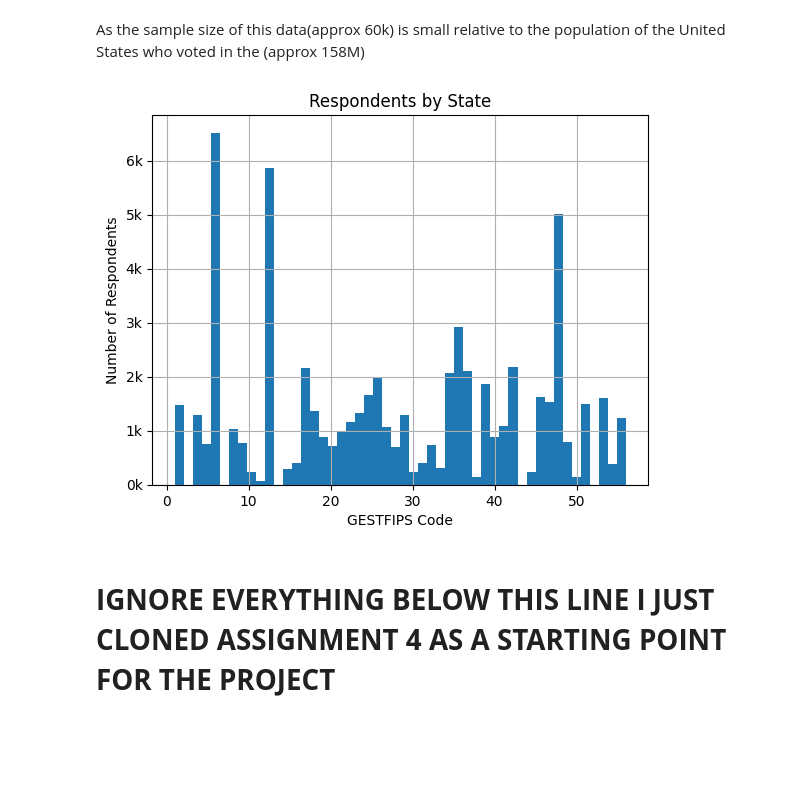
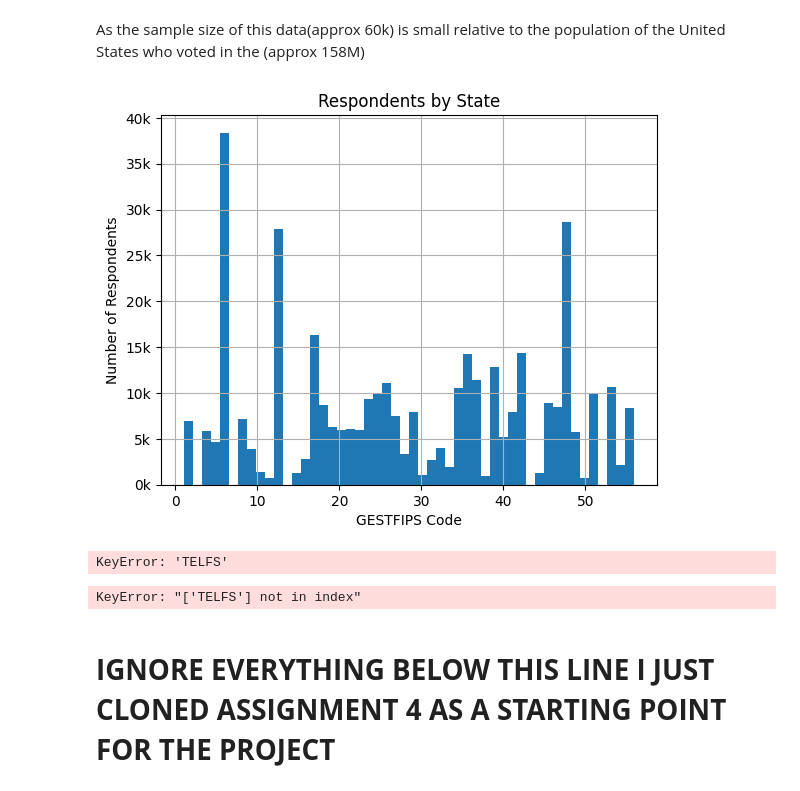
Before and after one commit to EdwinSavelson/CS3120_Final_Project, a Jupyter notebook: Edwin_Savelson_Final_Project_pynb.ipynb, the cells around one changed output. Drawn from its saved outputs; the diff is of its cells as text; code cells hidden in the pictures; blank space fills up the shorter version.

```diff
--- a/Edwin_Savelson_Final_Project_pynb.ipynb
+++ b/Edwin_Savelson_Final_Project_pynb.ipynb
@@ -51,7 +56,9 @@ There are **389** columns in this data so attempting to analyze all of these fea
 |EMPSTAT| Employment Status|1 = Employed, 2 = Employed(Absent), 3 = Unempoyed on Layoffs, 4 = Unemployed(looking), 5 = Not in Labor Force|
 |ACTIVITY|Activity in which the respondent participated| All codes [here](https://www.bls.gov/tus/lexicons/lexiconwex2023.pdf)|
 # %%
-df = pd.read_csv('https://raw.githubusercontent.com/EdwinSavelson/CS3120_Final_Project/refs/heads/main/atuscps_2023.dat')
-print(f"** df has {df.shape[0]} rows and {df.shape[1]} columns **")
-df.head()
+df1 = pd.read_csv('https://raw.githubusercontent.com/EdwinSavelson/CS3120_Final_Project/refs/heads/main/atuscperson_2023.dat')
+df2= pd.read_csv('https://raw.githubusercontent.com/EdwinSavelson/CS3120_Final_Project/refs/heads/main/atusactivity_2023.dat')
+data= pd.merge(df1, df2, on='TUCASEID')
+print(f"** df has {data.shape[0]} rows and {data.shape[1]} columns **")
+data.head()
 # %% [output]
@@ -66,17 +73,77 @@ df.head()
 # %% [markdown]
 As the sample size of this data(approx 60k) is small relative to the population of the United States who voted in the (approx 158M)
+# %%
+# Declare some variables for easy access
+state = "GESTFIPS"
+activity = "TUTIER1CODE"
+employment = "TELFS"
 # %%
-ax = df['GESTFIPS'].hist(bins=50)
+ax = data[state].hist(bins=50)
 
 ax.get_yaxis().set_major_formatter(plt.FuncFormatter(lambda x, _: f'{int(x /1000)}k'))
 
 plt.xlabel('GESTFIPS Code')
 plt.ylabel('Number of Respondents')
 plt.title('Respondents by State')
 
 plt.show()
+data.columns = data.columns.str.strip()
+
+data.groupby(employment).size()
 # %% [output]
-[figure, old version]
+[figure, new version]
+KeyError: 'TELFS'
+# %%
+
+
+# Step 1: Preprocessing
+# Handle missing values
+# data.fillna(data.median(), inplace=True)
+
+# # Encode categorical variables
+# label_encoders = {}
+# for col in data.select_dtypes(include=['object']).columns:
+#     le = LabelEncoder()
+#     data[col] = le.fit_transform(data[col])
+#     label_encoders[col] = le
+
+# # Normalize numerical features
+# scaler = StandardScaler()
+# numerical_cols = data.select_dtypes(include=['float64', 'int64']).columns
+# data[numerical_cols] = scaler.fit_transform(data[numerical_cols])
+
+# Step 2: Feature Engineering
+# Clustering individuals based on selected features
+selected_features = [employment,activity]  # Replace with actual column names
+kmeans = KMeans(n_clusters=5, random_state=42)  # Group into 5 clusters
+data['cluster'] = kmeans.fit_predict(data[selected_features])
+
+# Aggregate by state
+state_level_data = data.groupby(state).agg({
+    'cluster': 'value_counts',  # Count each cluster
+    'employment': 'mean',  # Example aggregation
+    'activity': 'mean',  # Example aggregation
+}).unstack(fill_value=0).reset_index()
+
+# Add binary target column (Republican or Democrat)
+state_level_data['voting_preference'] = state_level_data['state'].map(state_voting_map)
+
+# Step 3: Binary Classification
+# Prepare the dataset
+X = state_level_data.drop(columns=['state', 'voting_preference'])
+y = state_level_data['voting_preference']
+
+X_train, X_test, y_train, y_test = train_test_split(X, y, test_size=0.3, random_state=42)
+
+# Train a Random Forest Classifier
+model = RandomForestClassifier(random_state=42)
+model.fit(X_train, y_train)
+
+# Step 4: Evaluation
+y_pred = model.predict(X_test)
+print(classification_report(y_test, y_pred))
+# %% [output]
+KeyError: "['TELFS'] not in index"
 # %% [markdown]
 # **IGNORE EVERYTHING BELOW THIS LINE I JUST CLONED ASSIGNMENT 4 AS A STARTING POINT FOR THE PROJECT**
 # %% [markdown]
```
Also changed, not shown: parts of 2 cells of this notebook.
